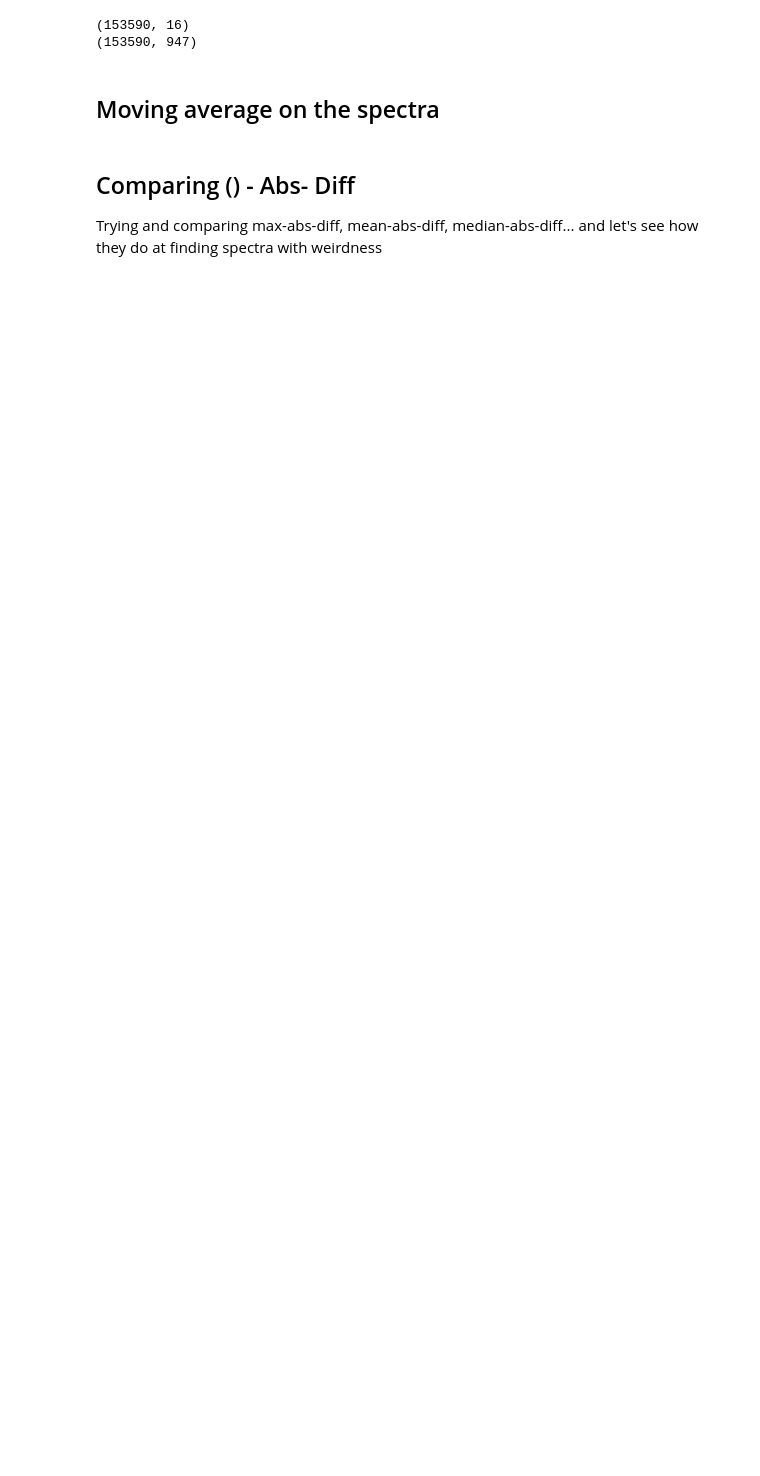
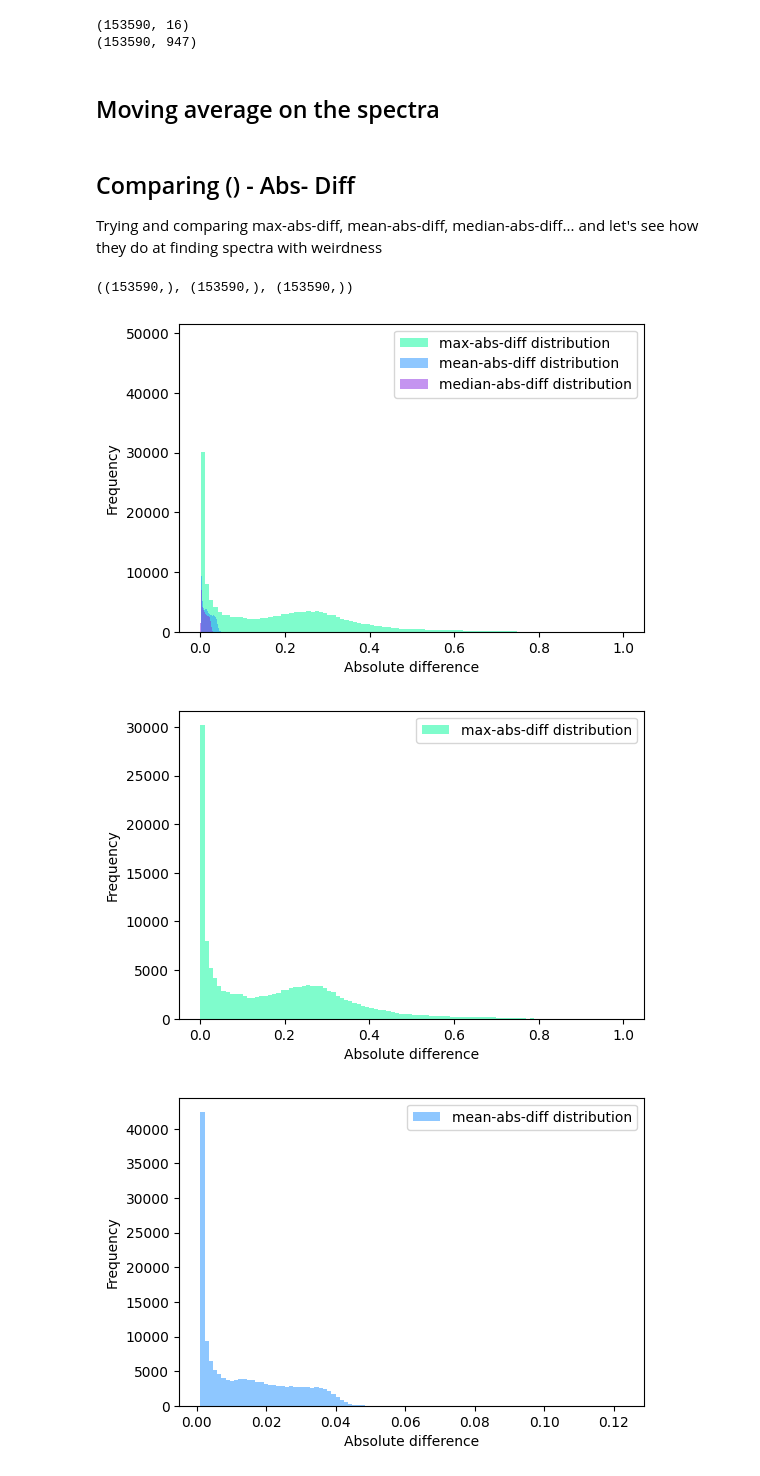
Before and after one commit to ctychen/PlanetAtmospheresN3AS, a Jupyter notebook: FindingAnomaliesTests.ipynb, the cells around one changed output. Saved outputs shown, nothing was run; the diff lists cells and outputs as text; code cells hidden in the pictures; blank space fills up the shorter version.

```diff
--- a/FindingAnomaliesTests.ipynb
+++ b/FindingAnomaliesTests.ipynb
@@ -47,0 +45,50 @@ spectra_max_absolute_differences = np.max(np.abs(np.diff(spectra_set, axis=1)),
+# %%
+#everything below is still using the same log(flux) spectrum (note, this is NOT the averaged spectra set.)
+
+#max-abs-diff, for the original spectra set
+spectra_max_absolute_differences = np.max(np.abs(np.diff(spectra_set, axis=1)), axis=1)
+
+#let's see how well finding the mean absolute difference works...
+spectra_mean_absolute_differences = np.mean(np.abs(np.diff(spectra_set, axis=1)), axis=1)
+
+spectra_median_absolute_differences = np.median(np.abs(np.diff(spectra_set, axis=1)), axis=1)
+
+spectra_max_absolute_differences.shape, spectra_mean_absolute_differences.shape, spectra_median_absolute_differences.shape
+# %% [output]
+((153590,), (153590,), (153590,))
+# %%
+#what do the distributions of the max-abs-diff, mean-abs-diff, and median-abs-diff look like?
+
+plt.figure(figsize=(6, 4))
+plt.hist(spectra_max_absolute_differences, bins=100, alpha=0.5, color='mediumspringgreen', label='max-abs-diff distribution')
+plt.hist(spectra_mean_absolute_differences, bins=100, alpha=0.5, color='dodgerblue', label='mean-abs-diff distribution')
+plt.hist(spectra_median_absolute_differences, bins=100, alpha=0.5, color='blueviolet', label='median-abs-diff distribution')
+plt.xlabel('Absolute difference')
+plt.ylabel('Frequency')
+plt.legend()
+plt.show()
+
+plt.figure(figsize=(6, 4))
+plt.hist(spectra_max_absolute_differences, bins=100, alpha=0.5, color='mediumspringgreen', label='max-abs-diff distribution')
+plt.xlabel('Absolute difference')
+plt.ylabel('Frequency')
+plt.legend()
+plt.show()
+
+plt.figure(figsize=(6, 4))
+plt.hist(spectra_mean_absolute_differences, bins=100, alpha=0.5, color='dodgerblue', label='mean-abs-diff distribution')
+plt.xlabel('Absolute difference')
+plt.ylabel('Frequency')
+plt.legend()
+plt.show()
+
+plt.figure(figsize=(6, 4))
+plt.hist(spectra_median_absolute_differences, bins=100, alpha=0.5, color='blueviolet', label='median-abs-diff distribution')
+plt.xlabel('Absolute difference')
+plt.ylabel('Frequency')
+plt.legend()
+plt.show()
+# %% [output]
+[figure, added]
+[figure, added]
+[figure, added]
```
Also changed, not shown: parts of 8 cells of this notebook, 2 other files.
